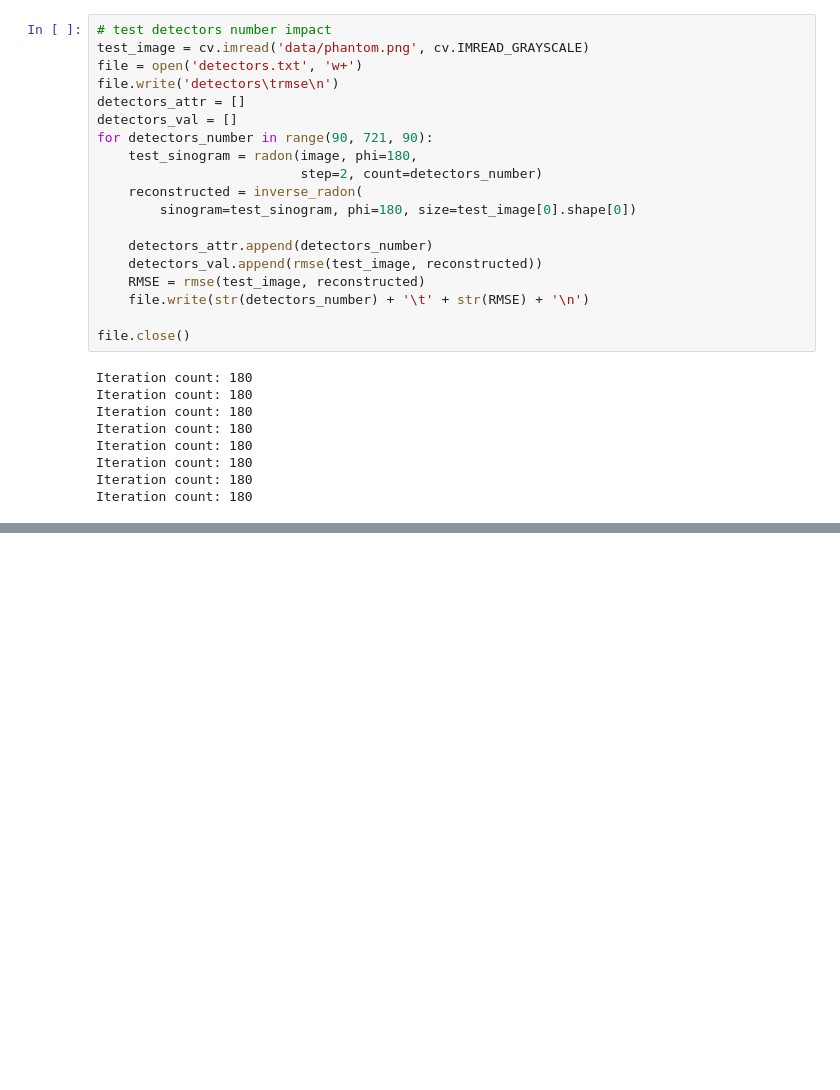
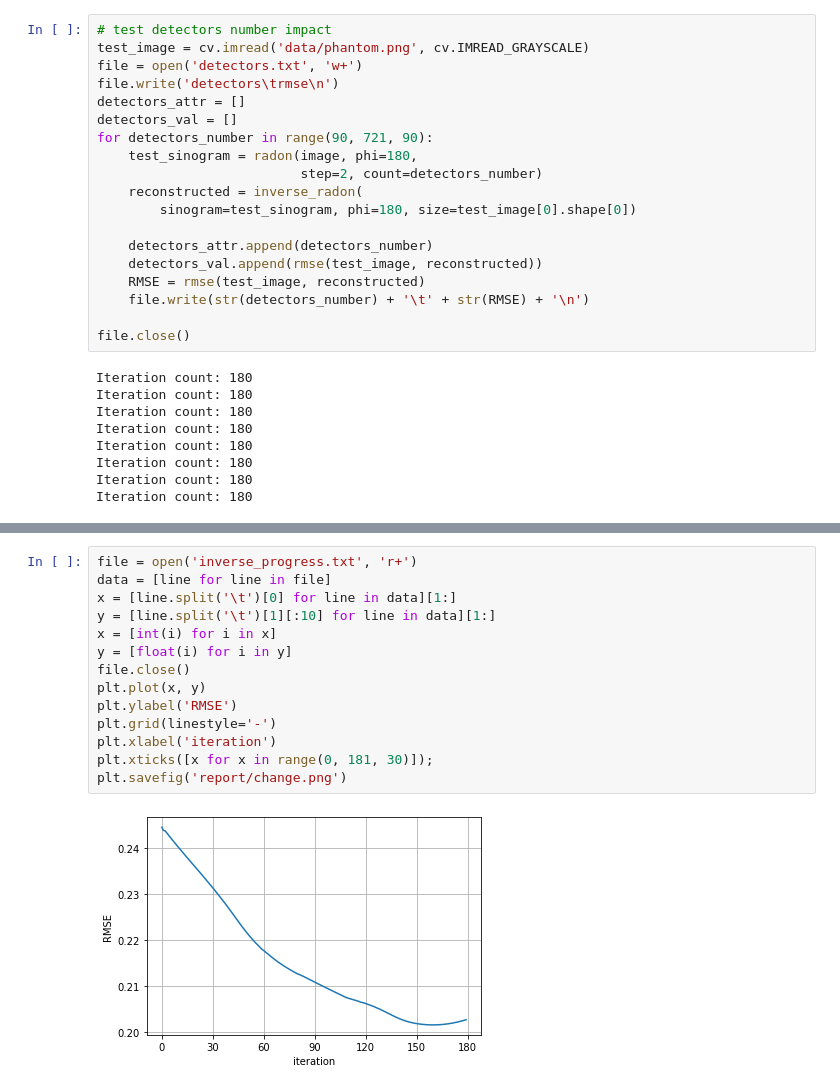
Before and after one commit to codeblessing/S6-IwM, a Jupyter notebook: ct.ipynb, the cells around one changed output, grey strips where cells are left out. Drawn from its saved outputs; the diff is of its cells as text; blank space fills up the shorter version.

```diff
--- a/ct.ipynb
+++ b/ct.ipynb
@@ -544,0 +628,16 @@ plt.xticks([x for x in range(45, 271, 45)]);
+# %%
+file = open('inverse_progress.txt', 'r+')
+data = [line for line in file]
+x = [line.split('\t')[0] for line in data][1:]
+y = [line.split('\t')[1][:10] for line in data][1:]
+x = [int(i) for i in x]
+y = [float(i) for i in y]
+file.close()
+plt.plot(x, y)
+plt.ylabel('RMSE')
+plt.grid(linestyle='-')
+plt.xlabel('iteration')
+plt.xticks([x for x in range(0, 181, 30)]);
+plt.savefig('report/change.png')
+# %% [output]
+[figure, added]
```
Also changed, not shown: parts of 10 cells of this notebook, 9 other files.
